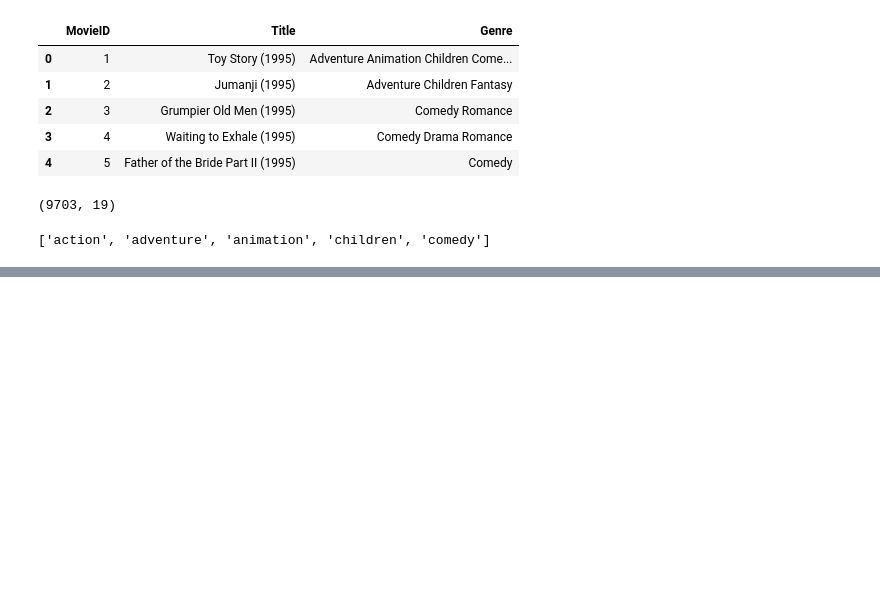
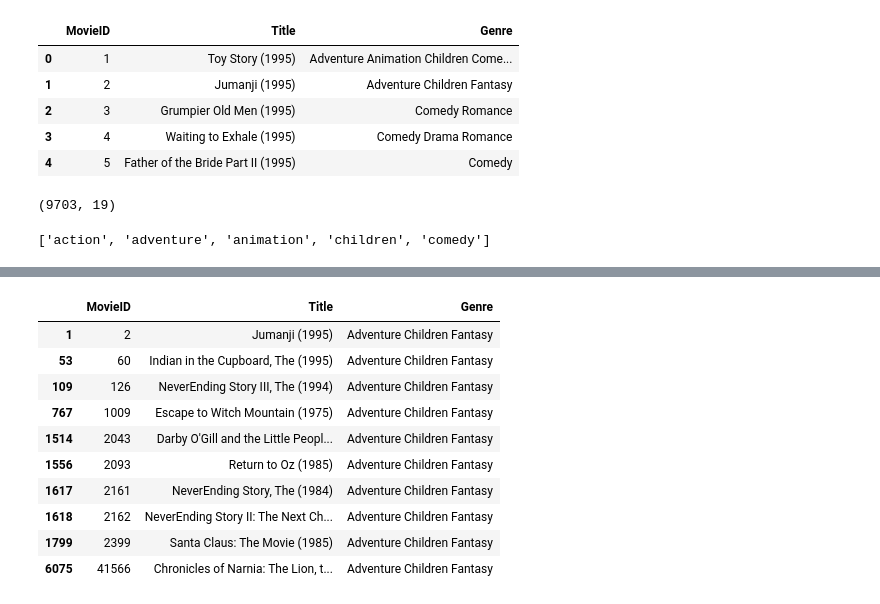
Before and after one commit to Kelniit/Julius, a Jupyter notebook: Lab 01.ipynb, the cells around one changed output, grey strips where cells are left out. Drawn from its saved outputs; the diff is of its cells as text; code cells hidden in the pictures; blank space fills up the shorter version.

```diff
--- a/Lab 01.ipynb
+++ b/Lab 01.ipynb
@@ -130,0 +155,8 @@ assert len(tfidf.get_feature_names_out().tolist()) == len(TotalGenre), "Fail !"
+# %%
+# Use Cosine Similarity to Find Similarity of Our TF IDF Metrics
+
+from sklearn.metrics.pairwise import cosine_similarity
+
+similarities = cosine_similarity(metrics)
+
+similarities.shape
@@ -130,0 +175,4 @@ assert len(tfidf.get_feature_names_out().tolist()) == len(TotalGenre), "Fail !"
+# %%
+intler = lambda i : origin.iloc[i, 1]
+
+titint = lambda t : origin[origin["Title"] == t].index.values[0]
@@ -130,0 +185,6 @@ assert len(tfidf.get_feature_names_out().tolist()) == len(TotalGenre), "Fail !"
+# %%
+title = "Jumanji (1995)"
+
+similar_result = enumerate(similarities[int(titint(title))])
+
+orilist = list(similar_result)
@@ -130,0 +208,16 @@ assert len(tfidf.get_feature_names_out().tolist()) == len(TotalGenre), "Fail !"
+# %%
+def logits(title, limit):
+
+  target = list(enumerate(similarities[int(titint(title))]))
+
+  target_sort = list(sorted(target, key=lambda i:i[1], reverse=True))
+
+  logits_list = list(target_sort)
+
+  result = list(filter(lambda i : i[0] != titint(title), logits_list[:limit + 1]))
+
+  titles = [origin.iloc[i[0], 1] for i in result]
+
+  return origin[origin["Title"].isin(titles)].iloc[:limit]
+
+logits(title, 5)
@@ -130,0 +231,16 @@ assert len(tfidf.get_feature_names_out().tolist()) == len(TotalGenre), "Fail !"
+# %%
+title = origin.iloc[3574, 1]
+
+logits(title, 10)
+# %% [output]
+|  | MovieID | Title | Genre |
+| 1 | 2 | Jumanji (1995) | Adventure Children Fantasy |
+| 53 | 60 | Indian in the Cupboard, The (1995) | Adventure Children Fantasy |
+| 109 | 126 | NeverEnding Story III, The (1994) | Adventure Children Fantasy |
+| 767 | 1009 | Escape to Witch Mountain (1975) | Adventure Children Fantasy |
+| 1514 | 2043 | Darby O'Gill and the Little Peopl... | Adventure Children Fantasy |
+| 1556 | 2093 | Return to Oz (1985) | Adventure Children Fantasy |
+| 1617 | 2161 | NeverEnding Story, The (1984) | Adventure Children Fantasy |
+| 1618 | 2162 | NeverEnding Story II: The Next Ch... | Adventure Children Fantasy |
+| 1799 | 2399 | Santa Claus: The Movie (1985) | Adventure Children Fantasy |
+| 6075 | 41566 | Chronicles of Narnia: The Lion, t... | Adventure Children Fantasy |
```
Also changed, not shown: parts of 13 cells of this notebook.
